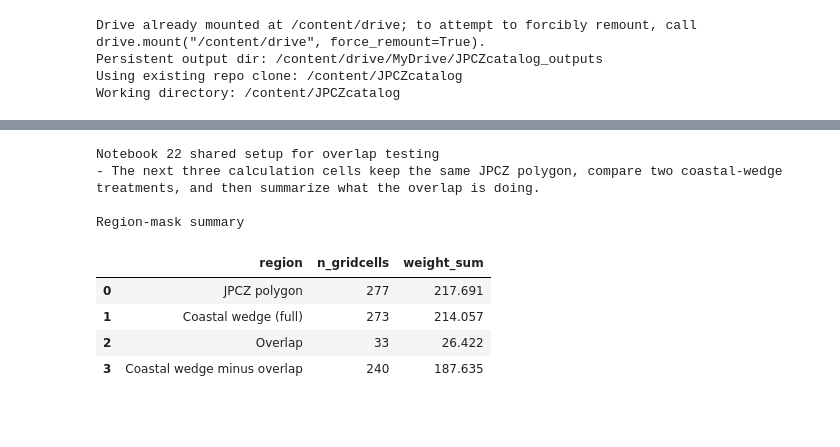
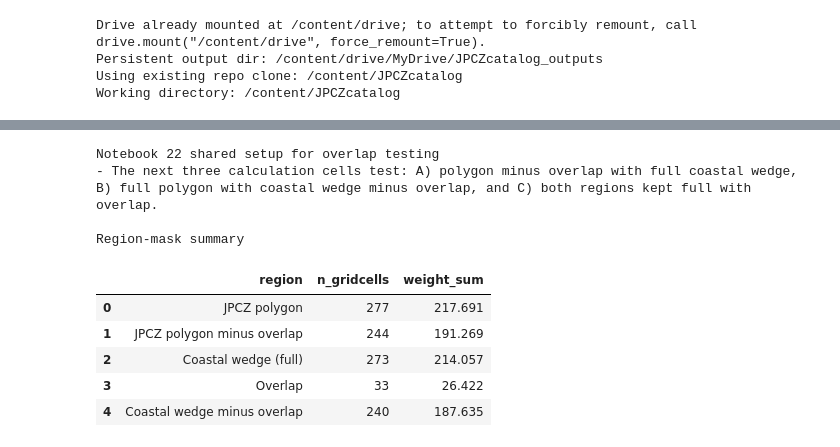
Before and after one commit to angelicasophyaramirez-blip/JPCZcatalogcolab, a Jupyter notebook: notebook16-pcolormesh/notebooks/22_objective_coastal_box_metrics_and_labels.ipynb, the cells around one changed output, grey strips where cells are left out. Cells and saved outputs as stored; diff of their text form; code cells hidden in the pictures; blank space fills up the shorter version.

```diff
--- a/notebook16-pcolormesh/notebooks/22_objective_coastal_box_metrics_and_labels.ipynb
+++ b/notebook16-pcolormesh/notebooks/22_objective_coastal_box_metrics_and_labels.ipynb
@@ -628,6 +628,12 @@ overlap_mask = xr.DataArray(
     dims=polygon_mask.dims,
     name="polygon_coastal_overlap_mask",
 )
+polygon_only_mask = xr.DataArray(
+    polygon_mask.values & (~coastal_full_mask.values),
+    coords=polygon_mask.coords,
+    dims=polygon_mask.dims,
+    name="polygon_only_mask",
+)
 coastal_only_mask = xr.DataArray(
     coastal_full_mask.values & (~polygon_mask.values),
     coords=polygon_mask.coords,
@@ -641,19 +647,26 @@ weights_overlap = build_coslat_weights(
     low_level_stack_ds.longitude,
     mask=overlap_mask,
 )
+weights_polygon_only = build_coslat_weights(
+    low_level_stack_ds.latitude,
+    low_level_stack_ds.longitude,
+    mask=polygon_only_mask,
+)
 weights_coastal_only = build_coslat_weights(
     low_level_stack_ds.latitude,
     low_level_stack_ds.longitude,
     mask=coastal_only_mask,
 )
 
-def build_event_metric_frame(shared_df: pd.DataFrame, *, coastal_qflux_column: str, coastal_div_column: str) -> pd.DataFrame:
+def build_event_metric_frame(shared_df: pd.DataFrame, *, polygon_qflux_column: str, polygon_div_column: str, coastal_qflux_column: str, coastal_div_column: str) -> pd.DataFrame:
     metric_df = shared_df.copy()
+    metric_df["polygon_qflux_850_mean"] = metric_df[polygon_qflux_column]
+    metric_df["polygon_div_925_mean"] = metric_df[polygon_div_column]
     metric_df["coastal_qflux_850_mean"] = metric_df[coastal_qflux_column]
     metric_df["coastal_div_925_mean"] = metric_df[coastal_div_column]
     return metric_df
 
-def build_scheme_outputs(metric_df: pd.DataFrame, *, scheme_name: str, coastal_region_label: str):
+def build_scheme_outputs(metric_df: pd.DataFrame, *, scheme_name: str, polygon_region_label: str, coastal_region_label: str):
     quartile_reference_df = pd.DataFrame(
         [
             {
@@ -700,7 +713,7 @@ def build_scheme_outputs(metric_df: pd.DataFrame, *, scheme_name: str, coastal_r
             {
                 "metric": "polygon_qflux_850_mean",
                 "threshold_value": round(default_threshold_lookup["polygon_qflux_min"], 6),
-                "rule_role": "minimum polygon moisture-flux support for offshore JPCZ",
+                "rule_role": f"minimum {polygon_region_label} moisture-flux support for offshore JPCZ",
                 "threshold_source": "manual" if MANUAL_POLYGON_QFLUX_MIN_THRESHOLD is not None else f"seeded from q={DEFAULT_POLYGON_QFLUX_MIN_Q}",
             },
             {
@@ -712,7 +725,7 @@ def build_scheme_outputs(metric_df: pd.DataFrame, *, scheme_name: str, coastal_r
             {
                 "metric": "polygon_div_925_mean",
                 "threshold_value": round(default_threshold_lookup["polygon_div_max"], 6),
-                "rule_role": "maximum polygon divergence allowed for offshore JPCZ (more negative = stronger convergence)",
+                "rule_role": f"maximum {polygon_region_label} divergence allowed for offshore JPCZ (more negative = stronger convergence)",
                 "threshold_source": "manual" if MANUAL_POLYGON_DIV_MAX_THRESHOLD is not None else f"seeded from q={DEFAULT_POLYGON_DIV_MAX_Q}",
             },
             {
@@ -751,6 +764,7 @@ def build_scheme_outputs(metric_df: pd.DataFrame, *, scheme_name: str, coastal_r
         display_df[column] = display_df[column].round(3)
     return {
         "scheme_name": scheme_name,
+        "polygon_region_label": polygon_region_label,
         "coastal_region_label": coastal_region_label,
         "metric_df": metric_df,
         "quartile_reference_df": quartile_reference_df,
@@ -771,6 +785,8 @@ shared_metrics_df = pd.DataFrame(
         SECONDARY_CLUSTER_COLUMN: low_level_stack_ds["cleaned_cluster_k3"].values.astype(int),
         "polygon_qflux_850_mean": lat_weighted_field_mean(low_level_stack_ds["vertical_moisture_flux_proxy_850_peak"], weights_polygon).values.astype(float),
         "polygon_div_925_mean": lat_weighted_field_mean(low_level_stack_ds["divergence_925_peak"], weights_polygon).values.astype(float),
+        "polygon_only_qflux_850_mean": lat_weighted_field_mean(low_level_stack_ds["vertical_moisture_flux_proxy_850_peak"], weights_polygon_only).values.astype(float),
+        "polygon_only_div_925_mean": lat_weighted_field_mean(low_level_stack_ds["divergence_925_peak"], weights_polygon_only).values.astype(float),
         "coastal_full_qflux_850_mean": lat_weighted_field_mean(low_level_stack_ds["vertical_moisture_flux_proxy_850_peak"], weights_coastal_full).values.astype(float),
         "coastal_full_div_925_mean": lat_weighted_field_mean(low_level_stack_ds["divergence_925_peak"], weights_coastal_full).values.astype(float),
         "coastal_only_qflux_850_mean": lat_weighted_field_mean(low_level_stack_ds["vertical_moisture_flux_proxy_850_peak"], weights_coastal_only).values.astype(float),
@@ -781,38 +797,40 @@ shared_metrics_df = pd.DataFrame(
 )
 shared_metrics_df = shared_metrics_df.merge(
     clustered_df[[PRIMARY_CLUSTER_COLUMN, SECONDARY_CLUSTER_COLUMN, "event_peak", "event_peak_jst", "duration_hours"]],
     left_on="event_index",
     right_index=True,
     how="left",
     suffixes=("", "_from_table"),
 )
 shared_metrics_df = shared_metrics_df.drop(columns=[f"{PRIMARY_CLUSTER_COLUMN}_from_table", f"{SECONDARY_CLUSTER_COLUMN}_from_table"], errors="ignore")
 shared_metrics_df = shared_metrics_df.sort_values("event_peak").reset_index(drop=True)
 
 geometry_region_summary_df = pd.DataFrame(
     [
         {"region": "JPCZ polygon", "n_gridcells": int(polygon_mask.sum().values), "weight_sum": float(weights_polygon.sum().values)},
+        {"region": "JPCZ polygon minus overlap", "n_gridcells": int(polygon_only_mask.sum().values), "weight_sum": float(weights_polygon_only.sum().values)},
         {"region": "Coastal wedge (full)", "n_gridcells": int(coastal_full_mask.sum().values), "weight_sum": float(weights_coastal_full.sum().values)},
         {"region": "Overlap", "n_gridcells": int(overlap_mask.sum().values), "weight_sum": float(weights_overlap.sum().values)},
         {"region": "Coastal wedge minus overlap", "n_gridcells": int(coastal_only_mask.sum().values), "weight_sum": float(weights_coastal_only.sum().values)},
     ]
 )
 geometry_region_summary_df[["weight_sum"]] = geometry_region_summary_df[["weight_sum"]].round(3)
 
 print("Notebook 22 shared setup for overlap testing")
-print("- The next three calculation cells keep the same JPCZ polygon, compare two coastal-wedge treatments, and then summarize what the overlap is doing.")
+print("- The next three calculation cells test: A) polygon minus overlap with full coastal wedge, B) full polygon with coastal wedge minus overlap, and C) both regions kept full with overlap.")
 print("\nRegion-mask summary")
 display(geometry_region_summary_df)
 # %% [output]
 Notebook 22 shared setup for overlap testing
-- The next three calculation cells keep the same JPCZ polygon, compare two coastal-wedge treatments, and then summarize what the overlap is doing.
+- The next three calculation cells test: A) polygon minus overlap with full coastal wedge, B) full polygon with coastal wedge minus overlap, and C) both regions kept full with overlap.
 
 Region-mask summary
 |  | region | n_gridcells | weight_sum |
 | 0 | JPCZ polygon | 277 | 217.691 |
-| 1 | Coastal wedge (full) | 273 | 214.057 |
-| 2 | Overlap | 33 | 26.422 |
-| 3 | Coastal wedge minus overlap | 240 | 187.635 |
+| 1 | JPCZ polygon minus overlap | 244 | 191.269 |
+| 2 | Coastal wedge (full) | 273 | 214.057 |
+| 3 | Overlap | 33 | 26.422 |
+| 4 | Coastal wedge minus overlap | 240 | 187.635 |
 # %%
 required_globals = [
     "shared_metrics_df",
```
Also changed, not shown: parts of 7 cells of this notebook.
